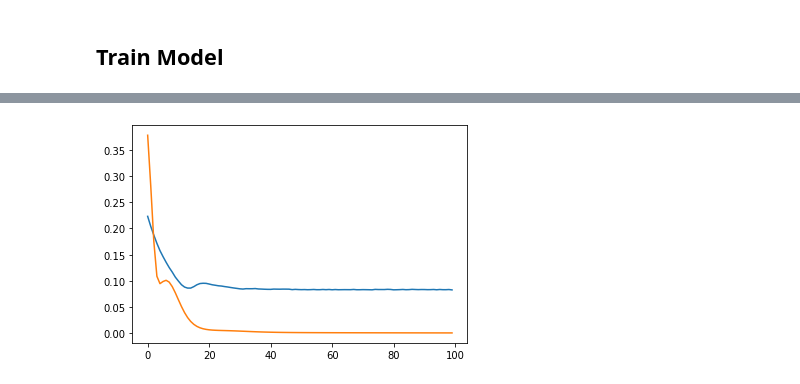
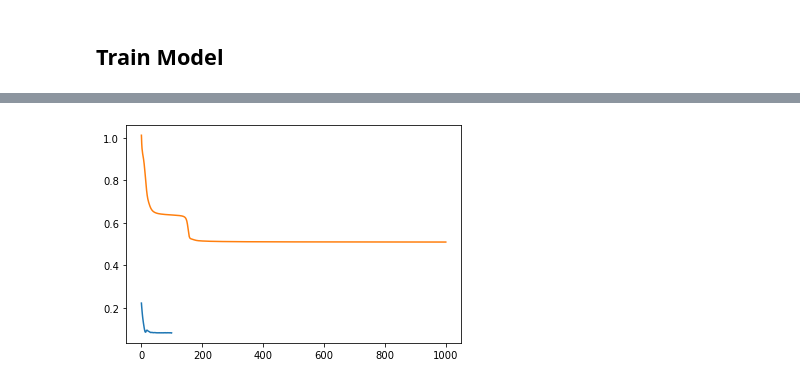
Before and after one commit to KristianWold/Thesis, a Jupyter notebook: notebooks/experiments/Iris.ipynb, the cells around one changed output, grey strips where cells are left out. Cells and saved outputs as stored; diff of their text form; code cells hidden in the pictures.

```diff
--- a/notebooks/experiments/Iris.ipynb
+++ b/notebooks/experiments/Iris.ipynb
@@ -31,8 +28,8 @@ y = iris.target
 # %% [markdown]
 ### Only first two classes
 # %%
-x = x[y != 2]
-y = y[y != 2].reshape(-1,1)
+x = x[y != 1]
+y = y[y != 1].reshape(-1,1)
 print(x.shape, y.shape)
 # %% [output]
 (100, 4) (100, 1)
@@ -68,8 +45,8 @@ print(x)
 backend = Aer.get_backend('qasm_simulator')
 # %%
 np.random.seed(42)
-network1 = sequential_qnn(q_bits = [4, 4],
-                         dim = [4, 4, 1],
+network1 = sequential_qnn(q_bits = [4, 2],
+                         dim = [4, 2, 1],
                          reps = 1,
                          backend = backend,
                          shots = 10000,
@@ -96,6 +82,6 @@ saver(network1, data_path("Iris_qnn1"))
 # %%
 np.random.seed(40)
-network2 = sequential_dnn(dim=[4, 1], lr=0.1)
+network2 = sequential_dnn(dim=[4, 2, 1], bias=False, lr=0.1)
 # %%
-network2.train(x,y, epochs = 100, verbose = True)
+network2.train(x,y, epochs = 1000, verbose = True)
 # %% [output]
@@ -119,7 +105,9 @@ epoch: 99, loss: 0.001056134803940699
 # %%
 network1 = loader(data_path("Iris_qnn1"))
 plt.plot(network1.loss)
 plt.plot(network2.loss)
 plt.show()
+
+y_pred = np.round(network2.predict(x))
 # %% [output]
-[figure, old version]
+[figure, new version]
```
Also changed, not shown: parts of 7 cells of this notebook, 5 other files.
